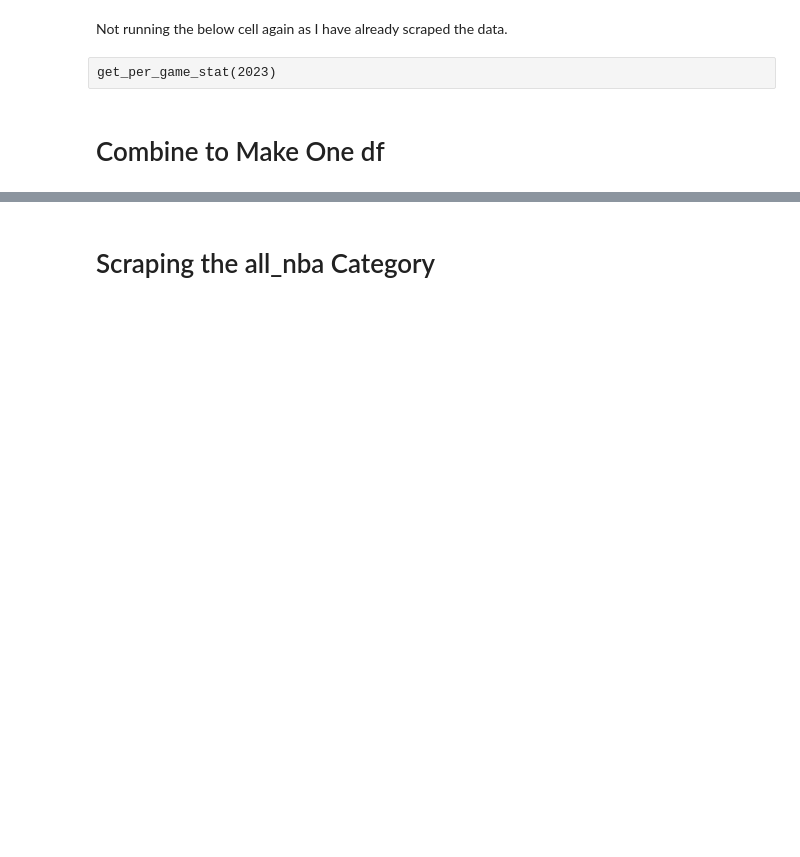
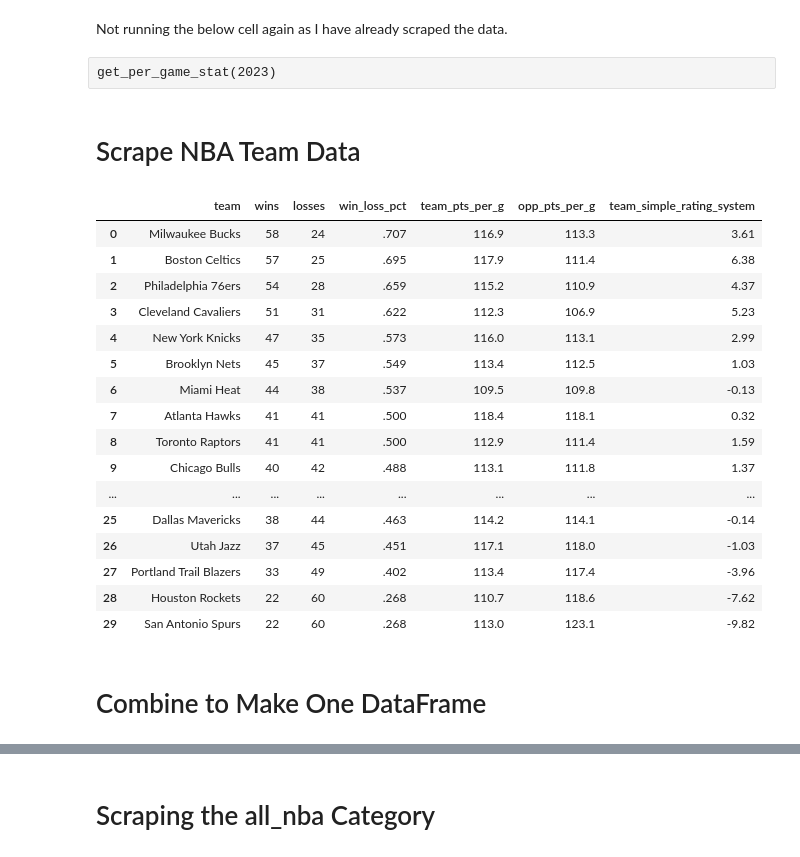
Before and after one commit to ewint814/All_NBA_Prediction, a Jupyter notebook: 01_Functions_EDA.ipynb, the cells around one changed output, grey strips where cells are left out. Cells and saved outputs as stored; diff of their text form; code cells hidden in the pictures; blank space fills up the shorter version.

Commit message:
working on scraping and combining team stats

```diff
--- a/01_Functions_EDA.ipynb
+++ b/01_Functions_EDA.ipynb
@@ -495,8 +512,67 @@ def combine_traded_player_per_game_stats(df):
     return df
 # %%
 df_per = combine_traded_player_per_game_stats(df_per)
+# %% [markdown]
+# Scrape NBA Team Data
+# %%
+def scrape_team_data(year):
+    #Scrape Basktball Reference
+    req = requests.get(f'https://www.basketball-reference.com/leagues/NBA_{year}.html')
+    soup = BeautifulSoup(req.content, 'html.parser')
+    team_stat = []
+
+    #Specify the stats we are interested in
+    stats = {
+        'wins': 'wins',
+        'losses': 'losses',
+        'win_loss_pct': 'win_loss_pct',
+        'pts_per_g': 'team_pts_per_g',
+        'opp_pts_per_g': 'opp_pts_per_g',
+        'srs': 'team_simple_rating_system'
+    }
+
+    #Loop through both conferences
+    for conference in ['E', 'W']:
+        conference_table = soup.find('table', {'id': f'confs_standings_{conference}'})
+        # Looping through the team names
+        for stat in conference_table.find('tbody').find_all('tr'):
+            team_stat_dict = {}
+            team_name = stat.find('a')
+            team_stat_dict['team'] = team_name.text
+            #Loop through the stats for each team
+            for key, value in stats.items():
+                stat_value = stat.find('td', {'data-stat': key})
+                team_stat_dict[value] = stat_value.getText()
+            #Append back to our list
+            team_stat.append(team_stat_dict)
+    #Create dataframe
+    df_team = pd.DataFrame(team_stat)
+    df_team.reset_index(drop=True, inplace=True)
+    df_team.to_csv(f'./team_stats/team_stats_{year-1}_{year}.csv', index=False)
+    return df_team
+# %%
+df_team = scrape_team_data(2023)
+df_team
+# %% [output]
+|  | team | wins | losses | win_loss_pct | team_pts_per_g | opp_pts_per_g | team_simple_rating_system |
+| 0 | Milwaukee Bucks | 58 | 24 | .707 | 116.9 | 113.3 | 3.61 |
+| 1 | Boston Celtics | 57 | 25 | .695 | 117.9 | 111.4 | 6.38 |
+| 2 | Philadelphia 76ers | 54 | 28 | .659 | 115.2 | 110.9 | 4.37 |
+| 3 | Cleveland Cavaliers | 51 | 31 | .622 | 112.3 | 106.9 | 5.23 |
+| 4 | New York Knicks | 47 | 35 | .573 | 116.0 | 113.1 | 2.99 |
+| 5 | Brooklyn Nets | 45 | 37 | .549 | 113.4 | 112.5 | 1.03 |
+| 6 | Miami Heat | 44 | 38 | .537 | 109.5 | 109.8 | -0.13 |
+| 7 | Atlanta Hawks | 41 | 41 | .500 | 118.4 | 118.1 | 0.32 |
+| 8 | Toronto Raptors | 41 | 41 | .500 | 112.9 | 111.4 | 1.59 |
+| 9 | Chicago Bulls | 40 | 42 | .488 | 113.1 | 111.8 | 1.37 |
+| ... | ... | ... | ... | ... | ... | ... | ... |
+| 25 | Dallas Mavericks | 38 | 44 | .463 | 114.2 | 114.1 | -0.14 |
+| 26 | Utah Jazz | 37 | 45 | .451 | 117.1 | 118.0 | -1.03 |
+| 27 | Portland Trail Blazers | 33 | 49 | .402 | 113.4 | 117.4 | -3.96 |
+| 28 | Houston Rockets | 22 | 60 | .268 | 110.7 | 118.6 | -7.62 |
+| 29 | San Antonio Spurs | 22 | 60 | .268 | 113.0 | 123.1 | -9.82 |
 # %% [markdown]
-# Combine to Make One df
+# Combine to Make One DataFrame
 # %%
 #combine the total and per year stats dataframes
 df = pd.merge(df_per, df, on = 'name')
```
Also changed, not shown: parts of 10 cells of this notebook, 1 other file.
